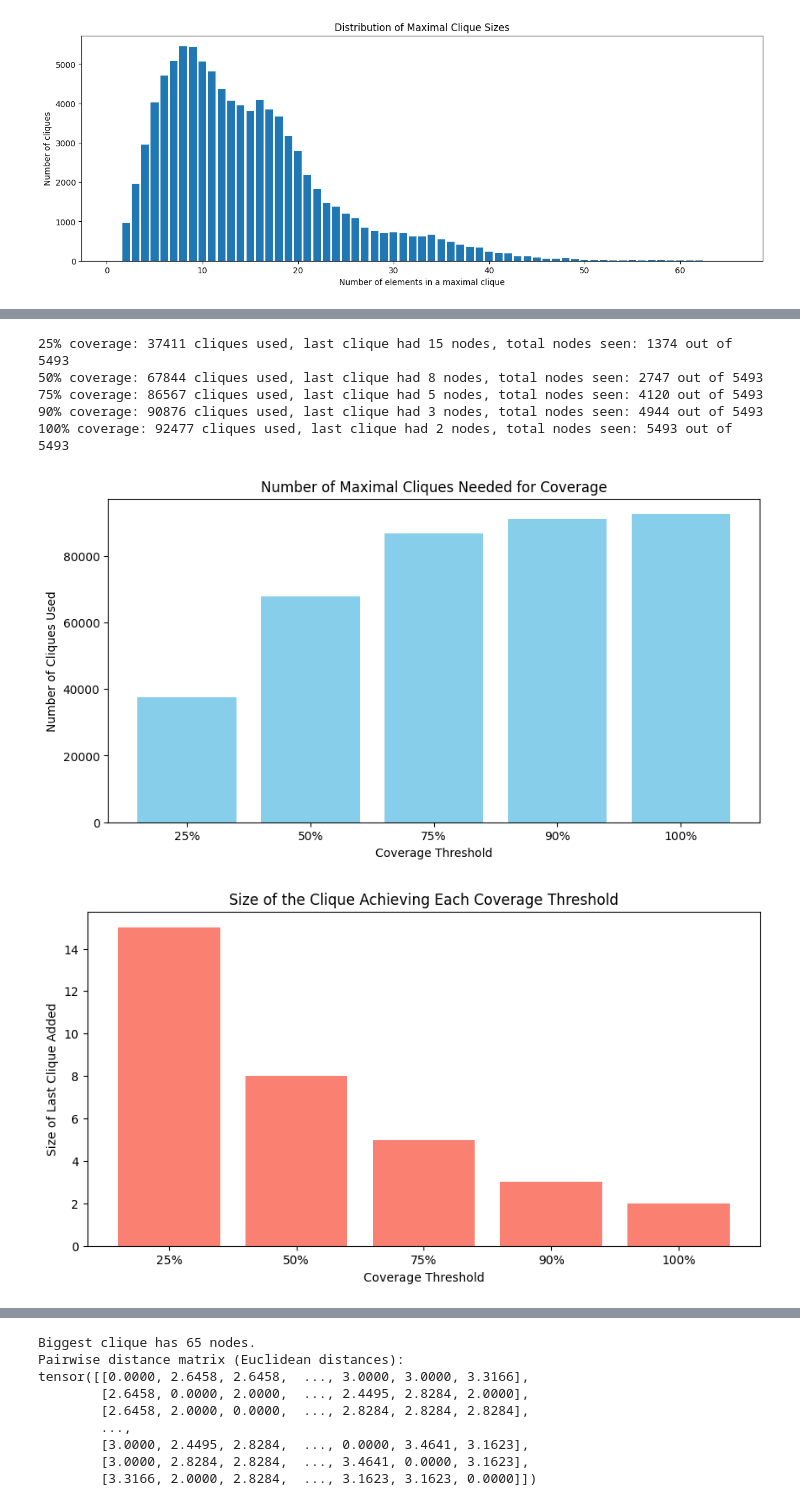
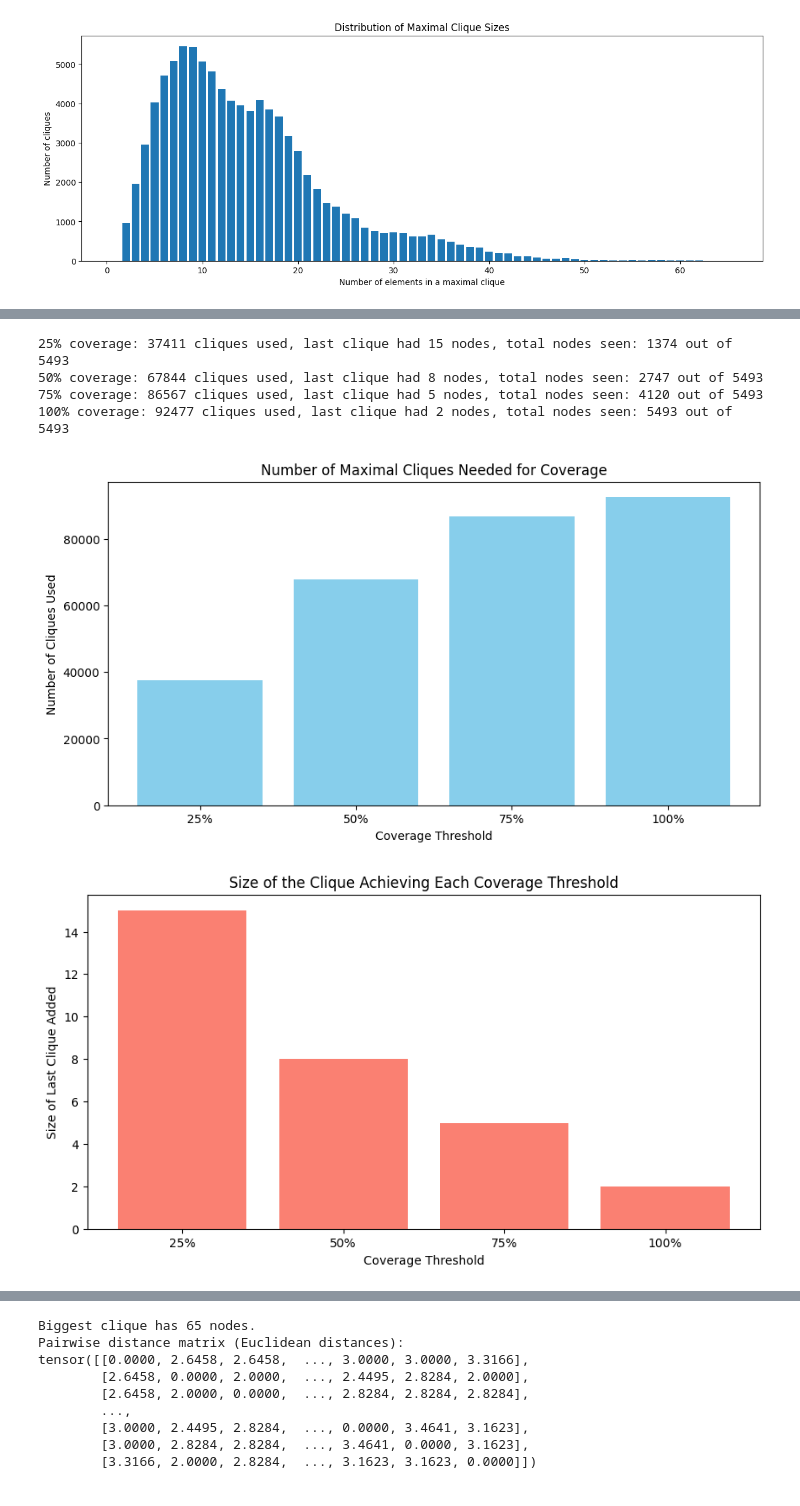
Before and after one commit to Antel0pe/NeuronsFiringTogetherWireTogether, a Jupyter notebook: SpaceOfMNIST_1.ipynb, the cells around one changed output, grey strips where cells are left out. Cells and saved outputs as stored; diff of their text form; code cells hidden in the pictures.

Commit message:
experimenting with graphs

```diff
--- a/SpaceOfMNIST_1.ipynb
+++ b/SpaceOfMNIST_1.ipynb
@@ -444,7 +490,7 @@ plt.show()
 import matplotlib.pyplot as plt
 import numpy as np
 
-def record_coverage_by_cliques(maximal_cliques, total_nodes, thresholds=[0.25, 0.50, 0.75, 0.90, 1.0]):
+def record_coverage_by_cliques(maximal_cliques, total_nodes, thresholds=[0.25, 0.50, 0.75, 1.0]):
     """
     Given a list of maximal cliques and the total number of nodes in the component,
     this function sorts the cliques (largest first) and iterates over them, marking
@@ -492,36 +538,35 @@ results = record_coverage_by_cliques(maximal_cliques, total_nodes)
 
 # Print the results
 for threshold in sorted(results.keys()):
     num_cliques, clique_size, seen_nodes = results[threshold]
     print(f"{int(threshold*100)}% coverage: {num_cliques} cliques used, "
           f"last clique had {clique_size} nodes, total nodes seen: {seen_nodes} out of {total_nodes}")
 
 # Optionally, create bar graphs for visualization:
 threshold_labels = [f"{int(threshold*100)}%" for threshold in sorted(results.keys())]
 num_cliques_list = [results[thr][0] for thr in sorted(results.keys())]
 last_clique_sizes = [results[thr][1] for thr in sorted(results.keys())]
 
 plt.figure(figsize=(10, 5))
 plt.bar(threshold_labels, num_cliques_list, color='skyblue')
 plt.xlabel("Coverage Threshold")
 plt.ylabel("Number of Cliques Used")
 plt.title("Number of Maximal Cliques Needed for Coverage")
 plt.show()
 
 plt.figure(figsize=(10, 5))
 plt.bar(threshold_labels, last_clique_sizes, color='salmon')
 plt.xlabel("Coverage Threshold")
 plt.ylabel("Size of Last Clique Added")
 plt.title("Size of the Clique Achieving Each Coverage Threshold")
 plt.show()
 # %% [output]
 25% coverage: 37411 cliques used, last clique had 15 nodes, total nodes seen: 1374 out of 5493
 50% coverage: 67844 cliques used, last clique had 8 nodes, total nodes seen: 2747 out of 5493
 75% coverage: 86567 cliques used, last clique had 5 nodes, total nodes seen: 4120 out of 5493
-90% coverage: 90876 cliques used, last clique had 3 nodes, total nodes seen: 4944 out of 5493
 100% coverage: 92477 cliques used, last clique had 2 nodes, total nodes seen: 5493 out of 5493
-[figure, old version]
+[figure, new version]
-[figure, old version]
+[figure, new version]
 # %%
 # import numpy as np
 # import matplotlib.pyplot as plt
```
Also changed, not shown: parts of 16 cells of this notebook.
